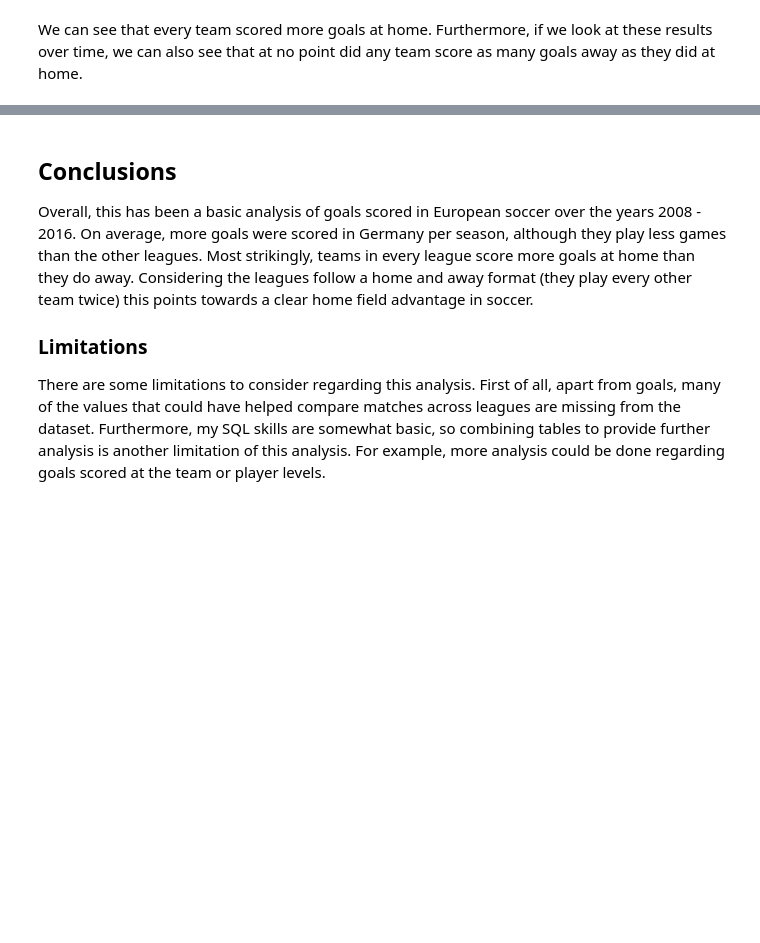
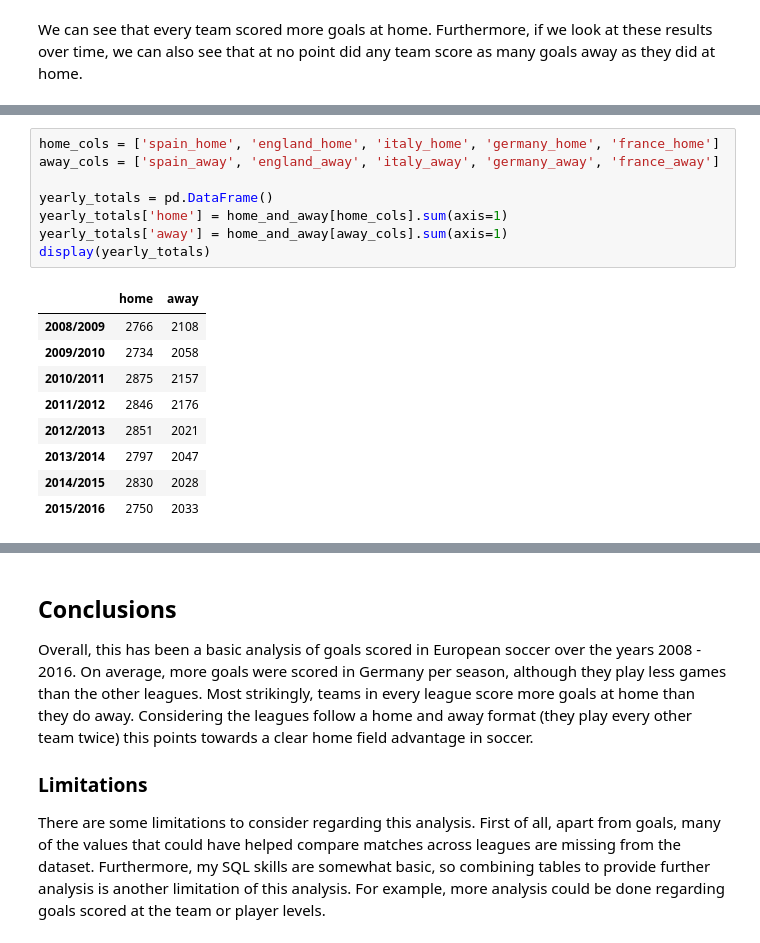
Before and after one commit to ipaulson/data-projects, a Jupyter notebook: 2-soccer-db/eu-soccer-db.ipynb, the cells around one changed output, grey strips where cells are left out. Cells and saved outputs as stored; diff of their text form; blank space fills up the shorter version.

```diff
--- a/2-soccer-db/eu-soccer-db.ipynb
+++ b/2-soccer-db/eu-soccer-db.ipynb
@@ -394,0 +427,18 @@ plt.show();
+# %%
+home_cols = ['spain_home', 'england_home', 'italy_home', 'germany_home', 'france_home']
+away_cols = ['spain_away', 'england_away', 'italy_away', 'germany_away', 'france_away']
+
+yearly_totals = pd.DataFrame()
+yearly_totals['home'] = home_and_away[home_cols].sum(axis=1)
+yearly_totals['away'] = home_and_away[away_cols].sum(axis=1)
+display(yearly_totals)
+# %% [output]
+|  | home | away |
+| 2008/2009 | 2766 | 2108 |
+| 2009/2010 | 2734 | 2058 |
+| 2010/2011 | 2875 | 2157 |
+| 2011/2012 | 2846 | 2176 |
+| 2012/2013 | 2851 | 2021 |
+| 2013/2014 | 2797 | 2047 |
+| 2014/2015 | 2830 | 2028 |
+| 2015/2016 | 2750 | 2033 |
```
Also changed, not shown: parts of 8 cells of this notebook.
